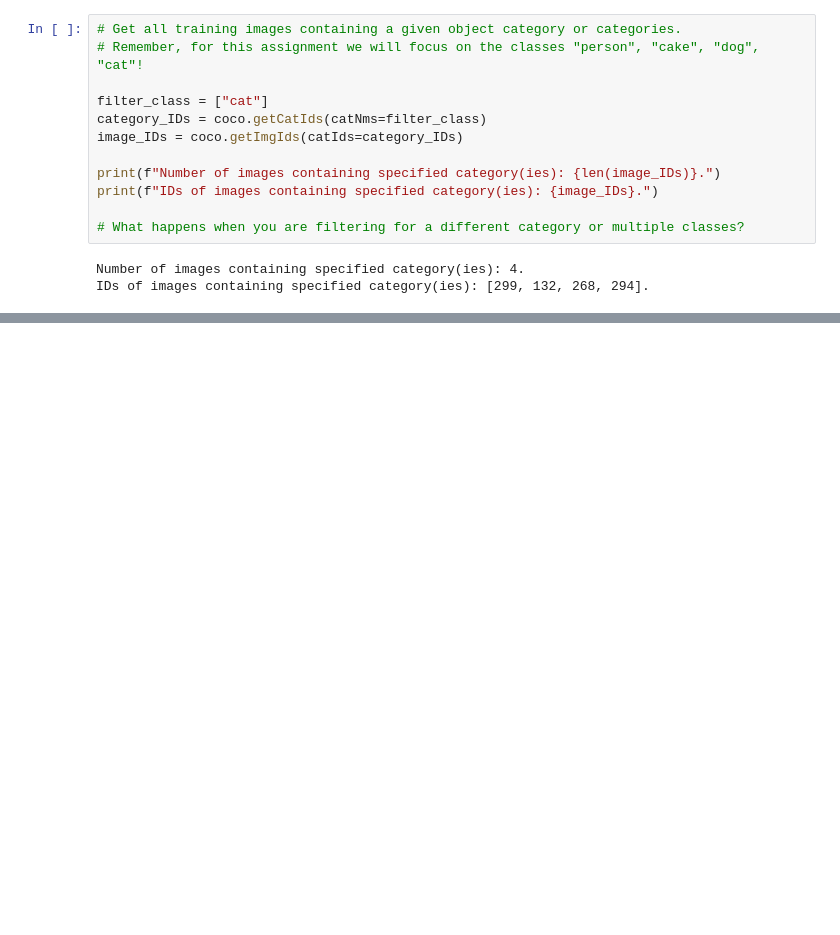
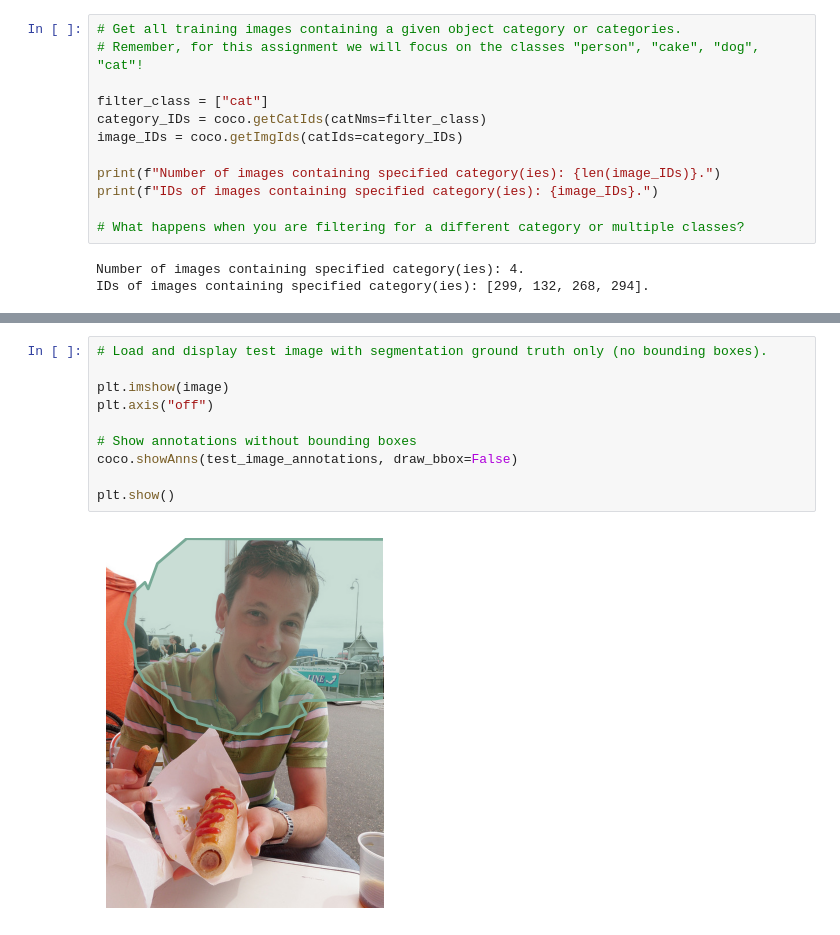
Before and after one commit to abshilpa/Image-segmentation, a Jupyter notebook: Assignment_1_Image_segmentation.ipynb, the cells around one changed output, grey strips where cells are left out. Drawn from its saved outputs; the diff is of its cells as text; blank space fills up the shorter version.

```diff
--- a/Assignment_1_Image_segmentation.ipynb
+++ b/Assignment_1_Image_segmentation.ipynb
@@ -108,0 +149,12 @@ IDs of images containing specified category(ies): [299, 132, 268, 294].
+# %%
+# Load and display test image with segmentation ground truth only (no bounding boxes).
+
+plt.imshow(image)
+plt.axis("off")
+
+# Show annotations without bounding boxes
+coco.showAnns(test_image_annotations, draw_bbox=False)
+
+plt.show()
+# %% [output]
+[figure, added]
```
Also changed, not shown: parts of 12 cells of this notebook.
